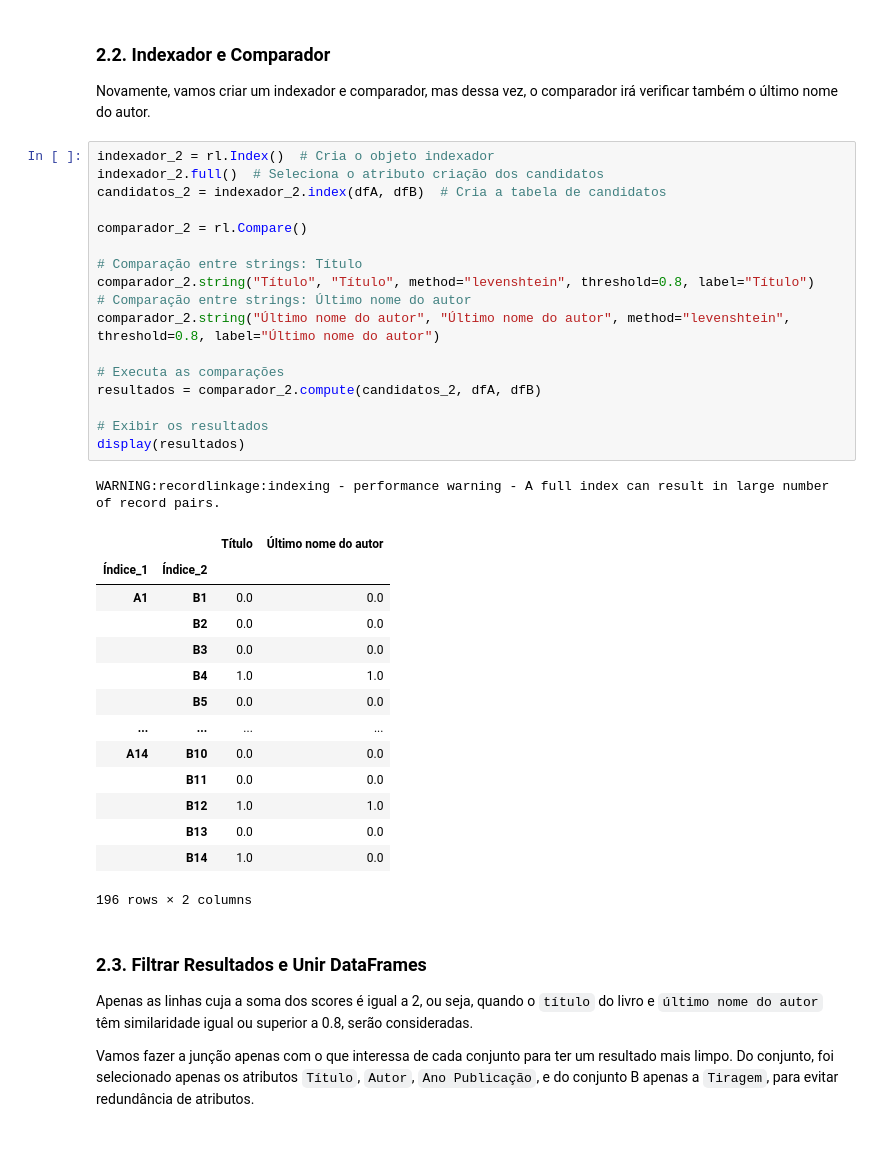
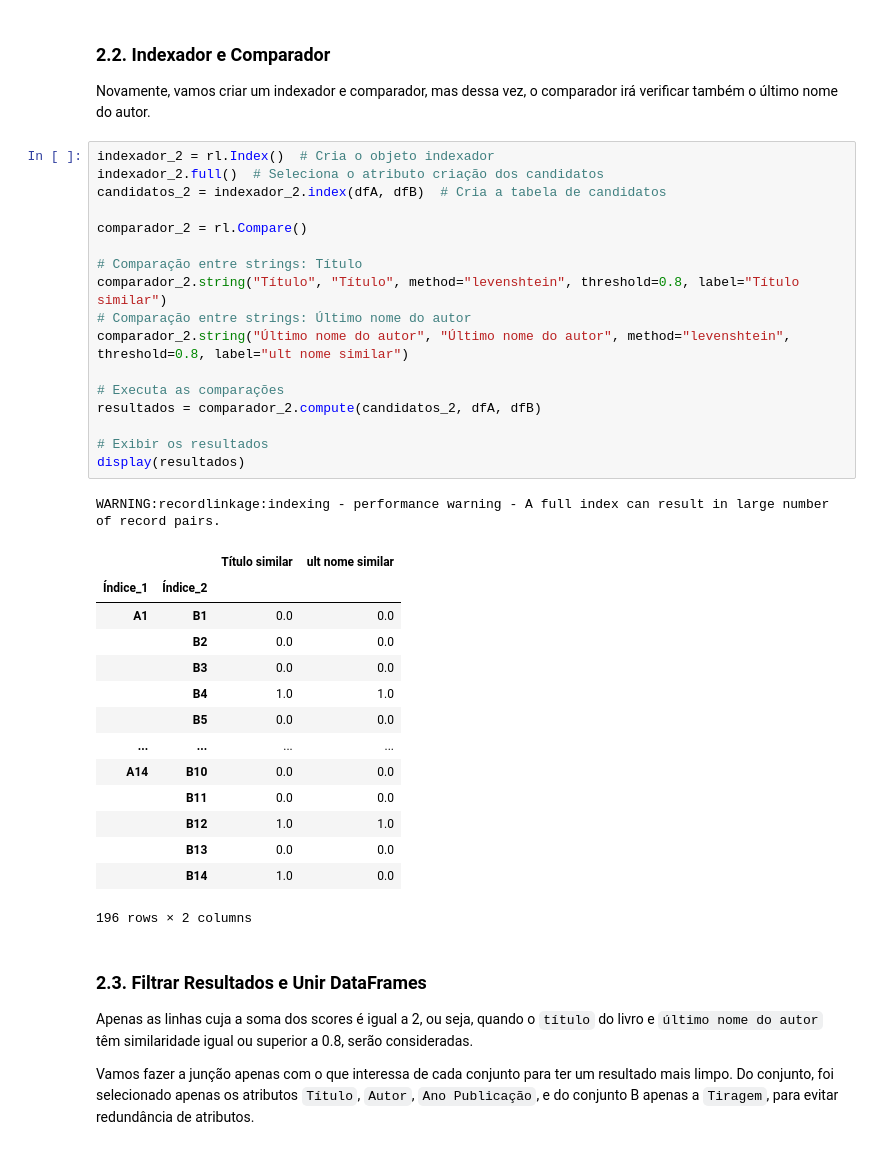
Before and after one commit to MarlonRF/record_linkage_c_python, a Jupyter notebook: record_linkage_notebook.ipynb, the cells around one changed output. Saved outputs shown, nothing was run; the diff lists cells and outputs as text.

```diff
--- a/record_linkage_notebook.ipynb
+++ b/record_linkage_notebook.ipynb
@@ -180,23 +180,23 @@ Novamente, vamos criar um indexador e comparador, mas dessa vez, o comparador ir
 # %%
 indexador_2 = rl.Index()  # Cria o objeto indexador
 indexador_2.full()  # Seleciona o atributo criação dos candidatos
 candidatos_2 = indexador_2.index(dfA, dfB)  # Cria a tabela de candidatos
 
 comparador_2 = rl.Compare()
 
 # Comparação entre strings: Título
-comparador_2.string("Título", "Título", method="levenshtein", threshold=0.8, label="Título")
+comparador_2.string("Título", "Título", method="levenshtein", threshold=0.8, label="Título similar")
 # Comparação entre strings: Último nome do autor
-comparador_2.string("Último nome do autor", "Último nome do autor", method="levenshtein", threshold=0.8, label="Último nome do autor")
+comparador_2.string("Último nome do autor", "Último nome do autor", method="levenshtein", threshold=0.8, label="ult nome similar")
 
 # Executa as comparações
 resultados = comparador_2.compute(candidatos_2, dfA, dfB)
 
 # Exibir os resultados
 display(resultados)
 # %% [output]
 WARNING:recordlinkage:indexing - performance warning - A full index can result in large number of record pairs.
-|  |  | Título | Último nome do autor |
+|  |  | Título similar | ult nome similar |
 | Índice_1 | Índice_2 |  |  |
 | A1 | B1 | 0.0 | 0.0 |
 |  | B2 | 0.0 | 0.0 |
```
Also changed, not shown: parts of 9 cells of this notebook, 3 other files.
